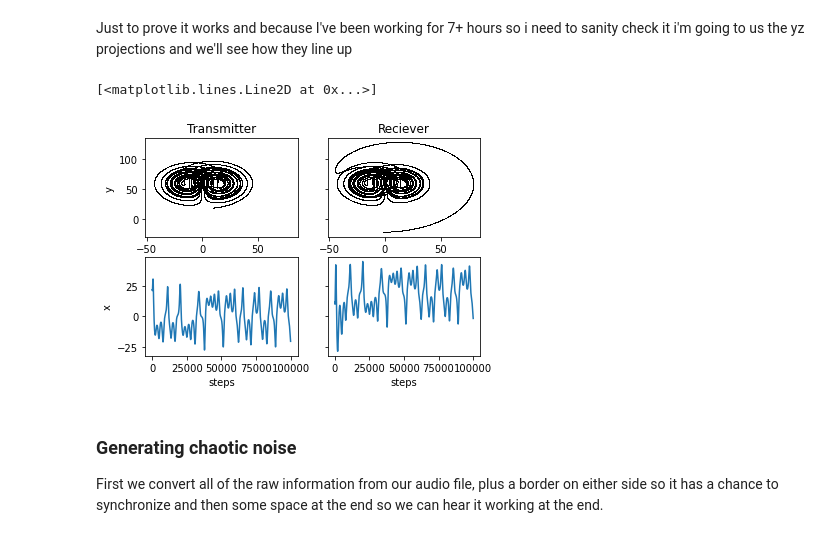
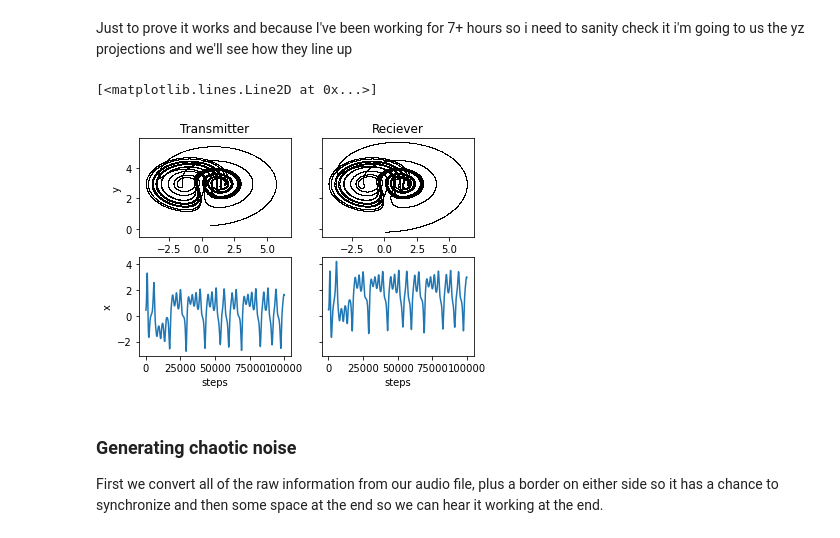
Before and after one commit to Creatorri/chaos-encryption, a Jupyter notebook: Chaos Paper.ipynb, the cells around one changed output. Drawn from its saved outputs; the diff is of its cells as text; code cells hidden in the pictures.

```diff
--- a/Chaos Paper.ipynb
+++ b/Chaos Paper.ipynb
@@ -19,14 +19,14 @@ def rk4(fs,x0,h,numSteps):
     path[0] = x0
     def f(xt):
         return np.array(list(map(lambda fi: fi(xt),fs)))
-    for i in trange(numSteps+1):
+    for i in trange(numSteps):
         k1 = (h/6)*f(x0)
         k2 = (h/6)*f(x0+(1/2)*k1)
         k3 = (h/6)*f(x0+(1/2)*k2)
         k4 = (h/6)*f(x0+k3)
         ks = k1+2*k2+2*k3+k4
         x1 = x0+(1/6)*ks
-        path[i] = x1
+        path[i+1] = x1
         x0 = x1
     return path
 # %% [markdown]
@@ -45,15 +45,14 @@ def drivenrk4(fs,x0,h,driver,signal):
     def f(xt):
         return np.array(list(map(lambda fi: fi(xt),fs)))
     for i in trange(numSteps):
-        i += 1
         k1 = (h/6)*f(x0)
         k2 = (h/6)*f(x0+(1/2)*k1)
         k3 = (h/6)*f(x0+(1/2)*k2)
         k4 = (h/6)*f(x0+k3)
         ks = k1+2*k2+2*k3+k4
         x1 = x0+(1/6)*ks
-        x1[driver] = signal[i]
-        path[i] = x1
+        x1[driver] = signal[i+1]
+        path[i+1] = x1
         x0 = x1
     return path
 # %%
@@ -111,26 +109,26 @@ i'm going to us the yz projections and we'll see how they line up
 # %%
 fs = cuomoppenheim(10,60,8/3)
 steps = np.int_(1e5)
-path0 = rk4(fs,randx(3,30),0.001,steps)
+path0 = rk4(fs,randx(0.3,1),0.001,steps)
 xs = path0[:,0]
-path1 = drivenrk4(fs,randx(3,30),0.001,0,xs)
+path1 = drivenrk4(fs,randx(0.3,1),0.001,0,xs)
 fig,(ax0,ax1) = plt.subplots(2,2,sharex='row', sharey='row')
 ax0[0].set_title('Transmitter')
 ax0[0].plot(*path0[:,[1,2]].T,',k')
 ax0[0].set_xlabel('z')
 ax0[0].set_ylabel('y')
 ax0[1].set_title('Reciever')
 ax0[1].set_xlabel('z')
 ax0[1].plot(*path1[:,[1,2]].T,',k')
 time = np.arange(steps+1)
 ax1[0].set_xlabel('steps')
 ax1[0].set_ylabel('x')
 ax1[0].plot(time,path0[:,0])
 ax1[1].set_xlabel('steps')
 ax1[1].plot(time,path1[:,3])
 # %% [output]
 [<matplotlib.lines.Line2D at 0x...>]
-[figure, old version]
+[figure, new version]
 # %% [markdown]
 ### Generating chaotic noise
 First we convert all of the raw information from our audio file, plus a border on either side so it has a chance to synchronize and then some space at the end so we can hear it working at the end.
```
Also changed, not shown: parts of 1 cell of this notebook.
